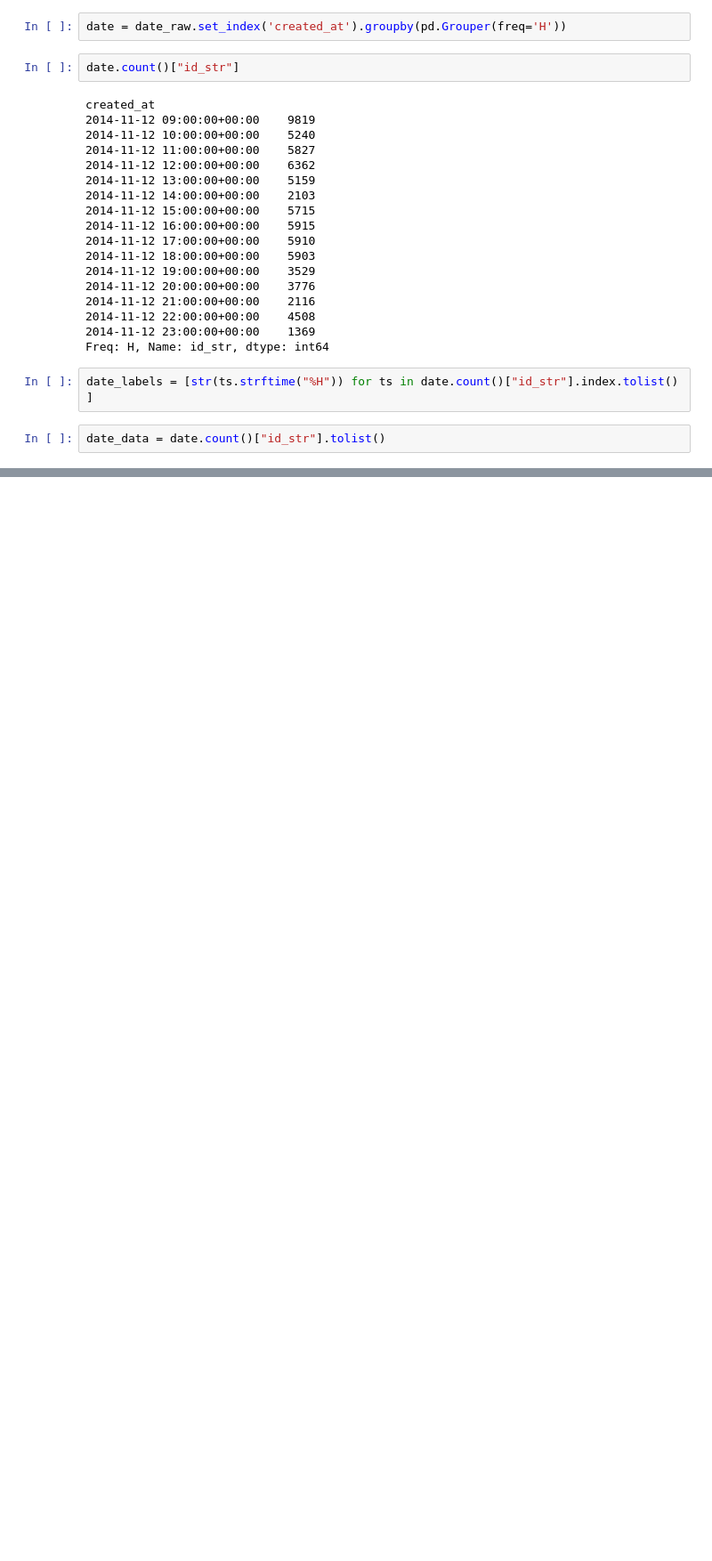
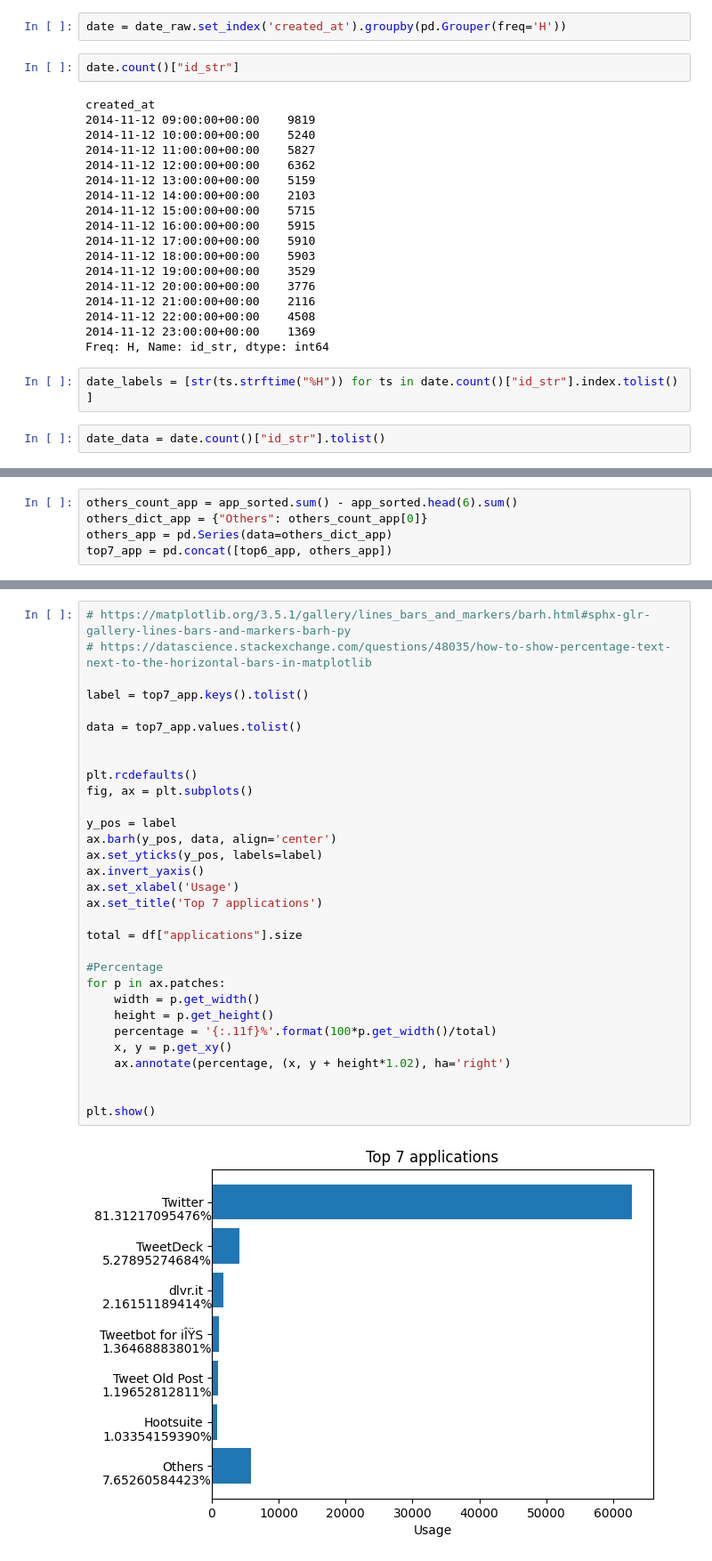
Before and after one commit to evannicholas/CS2006P, a Jupyter notebook: notebooks/CometLanding.ipynb, the cells around one changed output, grey strips where cells are left out. Shown at 89% size. Drawn from its saved outputs; the diff is of its cells as text; blank space fills up the shorter version.

```diff
--- a/notebooks/CometLanding.ipynb
+++ b/notebooks/CometLanding.ipynb
@@ -665,0 +690,5 @@ createWordCloud(getListOfAllHashTags())
+# %%
+others_count_app = app_sorted.sum() - app_sorted.head(6).sum()
+others_dict_app = {"Others": others_count_app[0]}
+others_app = pd.Series(data=others_dict_app)
+top7_app = pd.concat([top6_app, others_app])
@@ -665,0 +757,33 @@ createWordCloud(getListOfAllHashTags())
+# %%
+# https://matplotlib.org/3.5.1/gallery/lines_bars_and_markers/barh.html#sphx-glr-gallery-lines-bars-and-markers-barh-py
+# https://datascience.stackexchange.com/questions/48035/how-to-show-percentage-text-next-to-the-horizontal-bars-in-matplotlib
+
+label = top7_app.keys().tolist()
+
+data = top7_app.values.tolist()
+
+
+plt.rcdefaults()
+fig, ax = plt.subplots()
+
+y_pos = label
+ax.barh(y_pos, data, align='center')
+ax.set_yticks(y_pos, labels=label)
+ax.invert_yaxis()
+ax.set_xlabel('Usage')
+ax.set_title('Top 7 applications')
+
+total = df["applications"].size
+
+#Percentage
+for p in ax.patches:
+    width = p.get_width()
+    height = p.get_height()
+    percentage = '{:.11f}%'.format(100*p.get_width()/total)
+    x, y = p.get_xy()
+    ax.annotate(percentage, (x, y + height*1.02), ha='right')
+
+
+plt.show()
+# %% [output]
+[figure, added]
```
Also changed, not shown: parts of 34 cells of this notebook, 6 other files.
